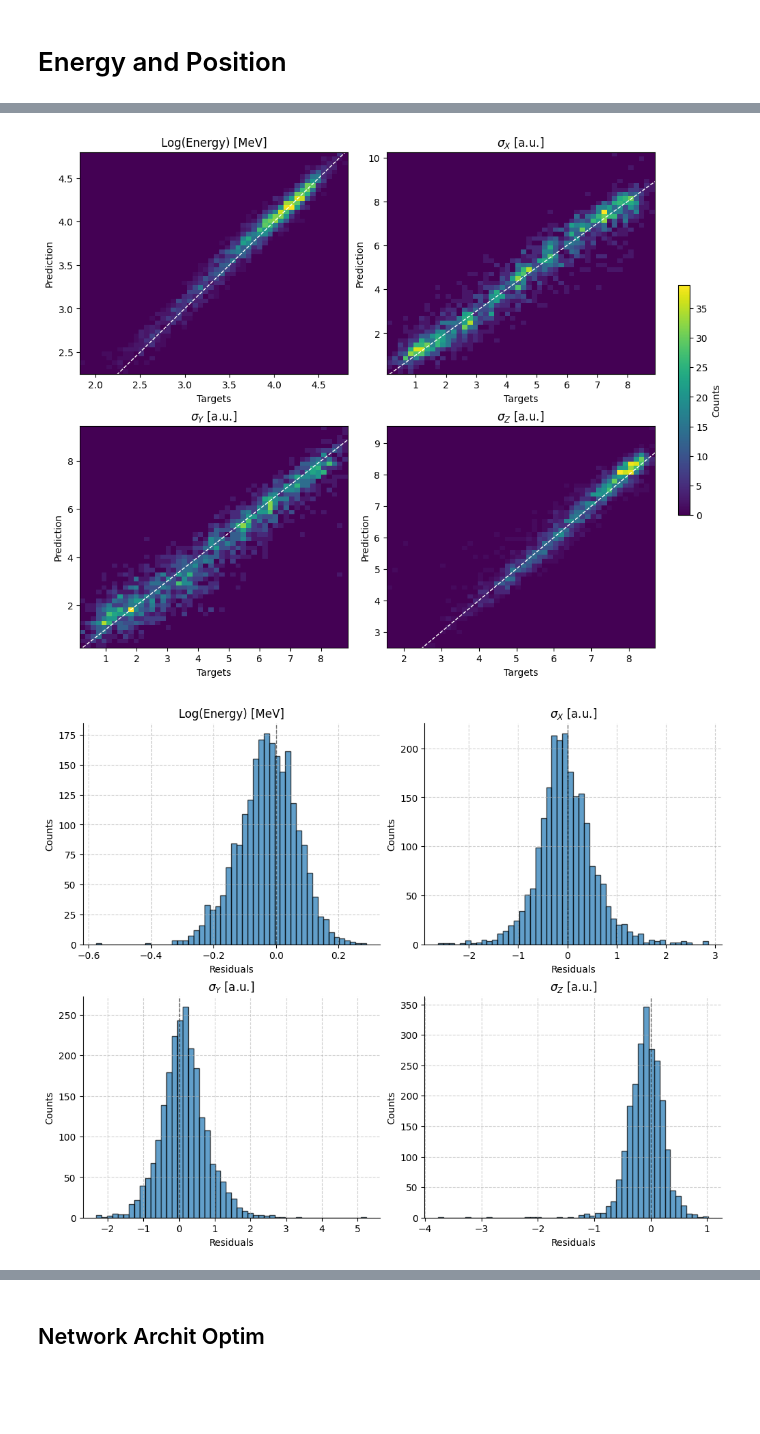
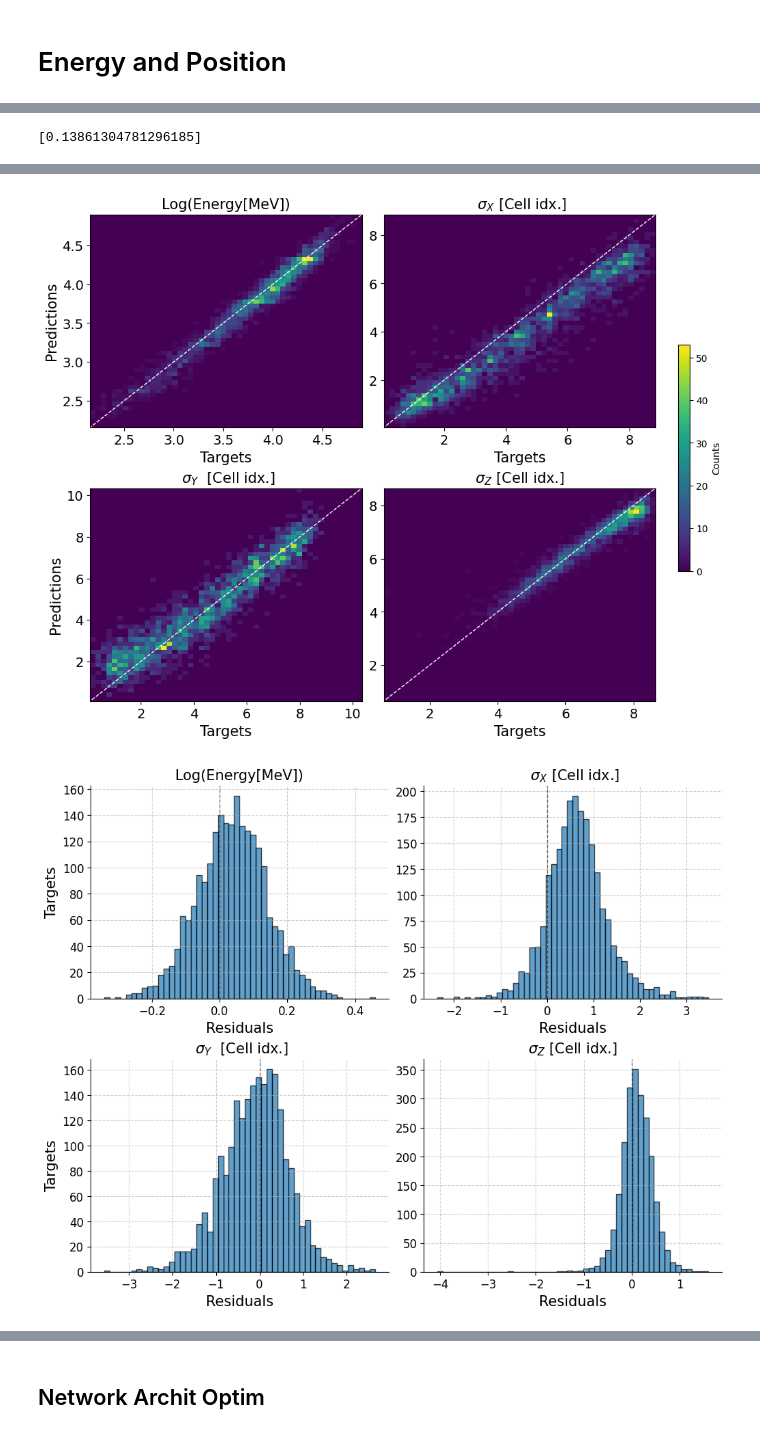
Before and after one commit to alessandrobreccia99/SNN-Cal, a Jupyter notebook: SNN/SNN.ipynb, the cells around one changed output, grey strips where cells are left out. Drawn from its saved outputs; the diff is of its cells as text; code cells hidden in the pictures; blank space fills up the shorter version.

```diff
--- a/SNN/SNN.ipynb
+++ b/SNN/SNN.ipynb
@@ -371,15 +371,26 @@ class Trainer():
 
         axs = axs.flatten()
         for i in range(n_tasks):
-            axs[i].set_xlabel("Targets")
-            axs[i].set_ylabel("Prediction")
-            axs[i].set_title(title[i])
+            if i%2 == 0:
+                axs[i].set_ylabel("Predictions", fontsize=15)
+            axs[i].set_xlabel("Targets", fontsize=15)
+
+            axs[i].set_title(title[i], fontsize=15)
             if logscale:
                 hist = axs[i].hist2d(all_targets[:, select[i]], all_predictions[:, select[i]],
-                                     nbins, norm=SymLogNorm(*args, **kwargs), cmap='viridis')
+                                     nbins, norm=SymLogNorm(*args, **kwargs), cmap='viridis',
+                                     range=[[min(all_targets[:, select[i]].min(), all_predictions[:, select[i]].min()),
+                                             max(all_targets[:, select[i]].max(), all_predictions[:, select[i]].max())],
+                                             [min(all_targets[:, select[i]].min(), all_predictions[:, select[i]].min()),
+                                              max(all_targets[:, select[i]].max(), all_predictions[:, select[i]].max())]])
             else:
-                hist = axs[i].hist2d(all_targets[:, select[i]], all_predictions[:, select[i]], nbins, cmap='viridis')
+                hist = axs[i].hist2d(all_targets[:, select[i]], all_predictions[:, select[i]], nbins, cmap='viridis',
+                                     range=[[min(all_targets[:, select[i]].min(), all_predictions[:, select[i]].min()),
+                                             max(all_targets[:, select[i]].max(), all_predictions[:, select[i]].max())],
+                                             [min(all_targets[:, select[i]].min(), all_predictions[:, select[i]].min()),
+                                              max(all_targets[:, select[i]].max(), all_predictions[:, select[i]].max())]])
 
+            axs[i].tick_params(axis='both', which='major', labelsize=14)
             axs[i].plot([0, 1e5], [0, 1e5], color='white', linewidth=1, linestyle='--')
         for i in range(n_tasks, len(axs)):
             fig.delaxes(axs[i])
@@ -398,9 +409,11 @@ class Trainer():
 
         axs = axs.flatten()
         for i in range(n_tasks):
-            axs[i].set_ylabel("Counts")
-            axs[i].set_xlabel("Residuals")
-            axs[i].set_title(title[i])
+            if i%2 == 0:
+                axs[i].set_ylabel("Targets", fontsize=15)
+            axs[i].set_xlabel("Residuals", fontsize=15)
+
+            axs[i].set_title(title[i], fontsize=15)
             axs[i].grid(True, linestyle='--', alpha=0.6)
             axs[i].axvline(0, color='black', linewidth=1, linestyle='--', alpha=0.5)
             axs[i].spines['top'].set_visible(False)
@@ -408,6 +421,7 @@ class Trainer():
             if logscale:
                 axs[i].set_yscale('log')
 
+            axs[i].tick_params(axis='both', which='major', labelsize=12)
             hist = axs[i].hist((all_targets[:, select[i]] - all_predictions[:, select[i]]), nbins, edgecolor='black', alpha=0.7)
 
         for i in range(n_tasks, len(axs)):
@@ -555,8 +578,8 @@ def build_network(params_values):
 
 net_desc_spikefreq = build_network(np.array([[2, 120]]))
 # %%
-trials = 5
-num_epochs = 10
+trials = 1
+num_epochs = 5
 low_err = 1E3
 best_model = None
 errors = []
@@ -566,7 +589,7 @@ for i in range(trials):
     Pred_Epos_spk = Predictor(predict_spikefreq, population_sizes=int(population/4))
     loss_Epos = multi_MSELoss(weights=torch.tensor([1,1,1,1]))
     opt_Epos_spk = torch.optim.Adam(net_Epos_spk.parameters(), lr=1e-3, betas=(0.9, 0.999), weight_decay=1e-3)
-    sche_Epos_spk = torch.optim.lr_scheduler.ExponentialLR(opt_Epos_spk, gamma=0.8)
+    sche_Epos_spk = torch.optim.lr_scheduler.ExponentialLR(opt_Epos_spk, gamma=0.7)
     train_Epos_spk = Trainer(net_Epos_spk, loss_Epos, opt_Epos_spk, Pred_Epos_spk,
                     train_dataset, val_dataset, test_dataset,sche_Epos_spk)
 
@@ -644,4 +636,8 @@ Validation Accuracy = [0.43006624 0.68486727 0.63970184 0.8391675 ]
+# %%
+errors
+# %% [output]
+[0.13861304781296185]
 # %%
 best_model.test("test")
-best_model.show_results( only_errors=False, nbins=50, title=["Log(Energy) [MeV]", "$\sigma_X$ [a.u.]", "$\sigma_Y$ [a.u.]", "$\sigma_Z$ [a.u.]"],  logscale=False)
+best_model.show_results( only_errors=False, nbins=50, title=["Log(Energy[MeV])", " $\sigma_X$ [Cell idx.]", " $\sigma_Y$  [Cell idx.]", "$\sigma_Z$ [Cell idx.]"],  logscale=False)
 # %% [output]
@@ -651,5 +647,5 @@ Test relative error: [ 2.11071534 18.31950787 19.41989649  3.92365843]%
-[figure, old version]
+[figure, new version]
-[figure, old version]
+[figure, new version]
 # %%
 best_model.predict.relative = False
 best_model.test("test")
```
Also changed, not shown: parts of 8 cells of this notebook.
